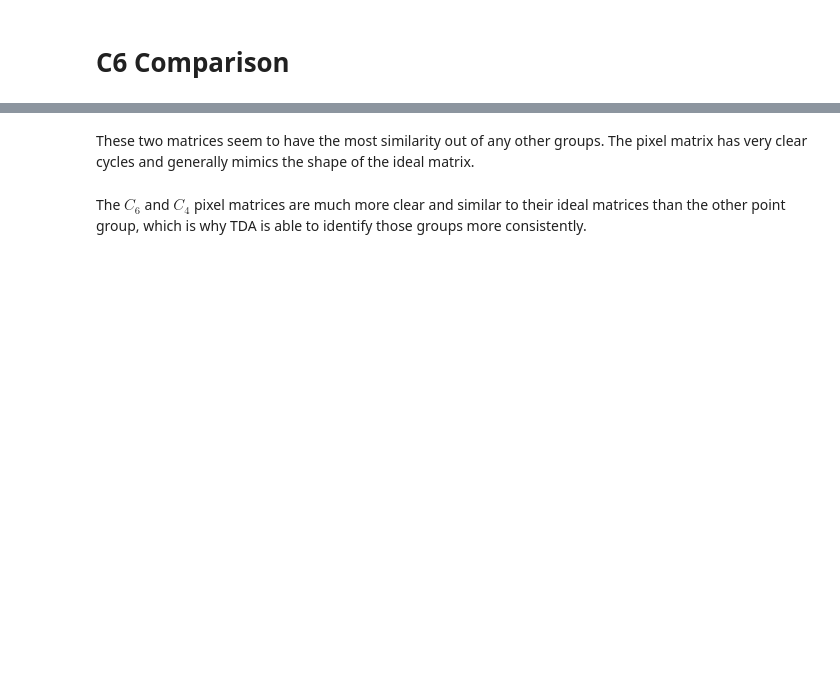
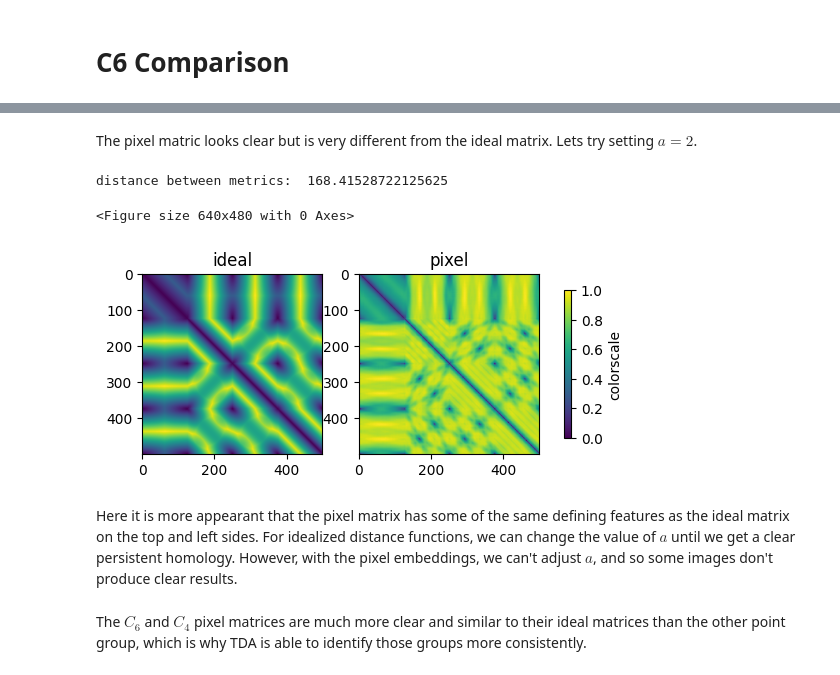
Before and after one commit to kyleormsby/persistent-symmetry, a Jupyter notebook: public/6_compare_idealized_distance_matrix.ipynb, the cells around one changed output, grey strips where cells are left out. Saved outputs shown, nothing was run; the diff lists cells and outputs as text; code cells hidden in the pictures; blank space fills up the shorter version.

```diff
--- a/public/6_compare_idealized_distance_matrix.ipynb
+++ b/public/6_compare_idealized_distance_matrix.ipynb
@@ -584,4 +640,24 @@ distance between metrics:  201.84828499355234
-# %% [markdown]
-These two matrices seem to have the most similarity out of any other groups. The pixel matrix has very clear cycles and generally mimics the shape of the ideal matrix.
+# %% [markdown]
+The pixel matric looks clear but is very different from the ideal matrix. Lets try setting $a=2$.
+# %%
+# lens size, how much to stretch fund domain by
+fund_domain = 38
+a = 2
+n_isoms = 500
+#print(generate_C6_isoms(n_isoms,a))
+c6_isoms_pixels = get_pixel_isom(generate_C6_isoms(n_isoms,a), img, fund_domain, a)
+D_ideal = pairwise_distances(generate_C6_isoms(n_isoms,a), metric = C6_wrapper(a))
+D_pixel = pairwise_distances(c6_isoms_pixels)
+D_ideal = normalize(D_ideal)
+D_pixel = normalize(D_pixel)
+print("distance between metrics: ", dist(D_ideal.reshape(-1),D_pixel.reshape(-1)))
+
+create_plt(D_ideal, D_pixel)
+# %% [output]
+distance between metrics:  168.41528722125625
+<Figure size 640x480 with 0 Axes>
+[figure, added]
+# %% [markdown]
+Here it is more appearant that the pixel matrix has some of the same defining features as the ideal matrix on the top and left sides. For idealized distance functions, we can change the value of $a$ until we get a clear persistent homology. However, with the pixel embeddings, we can't adjust $a$, and so some images don't produce clear results.
 # %% [markdown]
 The $C_6$ and $C_4$ pixel matrices are much more clear and similar to their ideal matrices than the other point group, which is why TDA is able to identify those groups more consistently.
```
Also changed, not shown: parts of 10 cells of this notebook.
